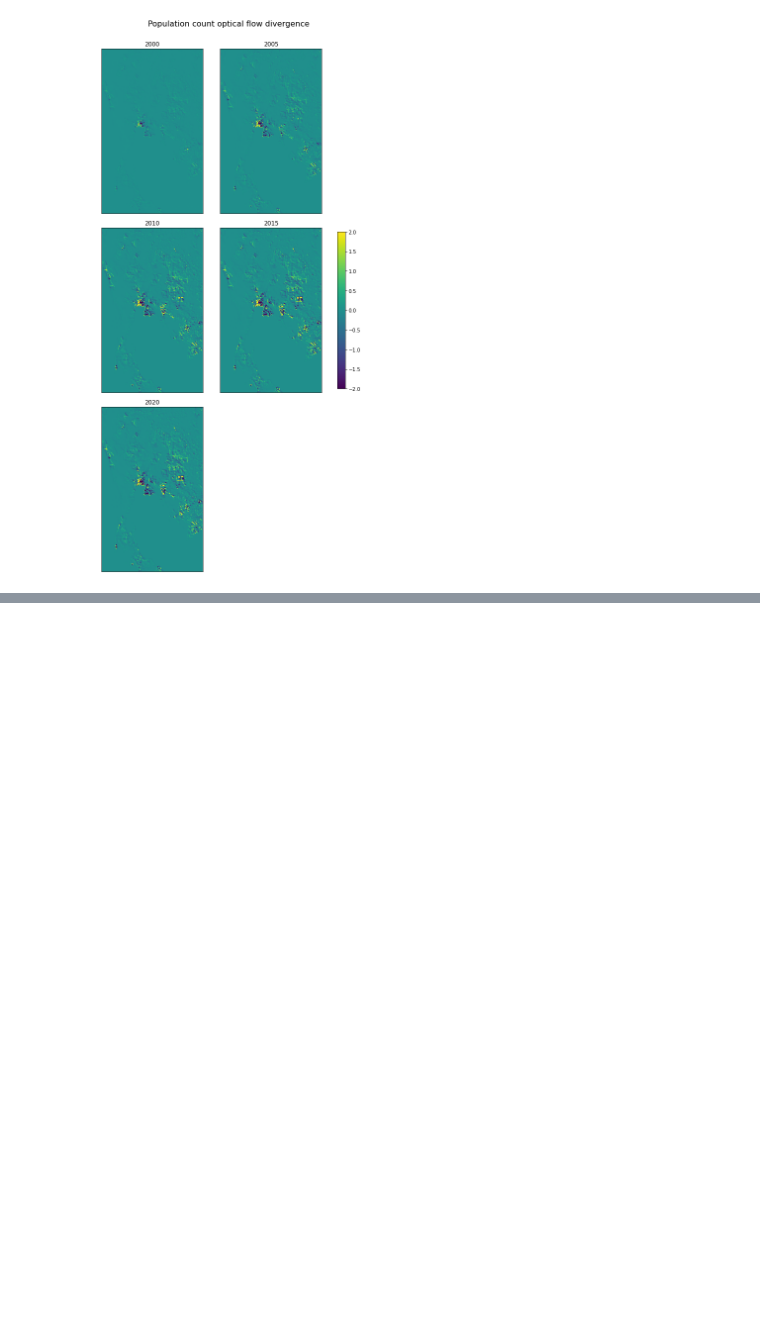
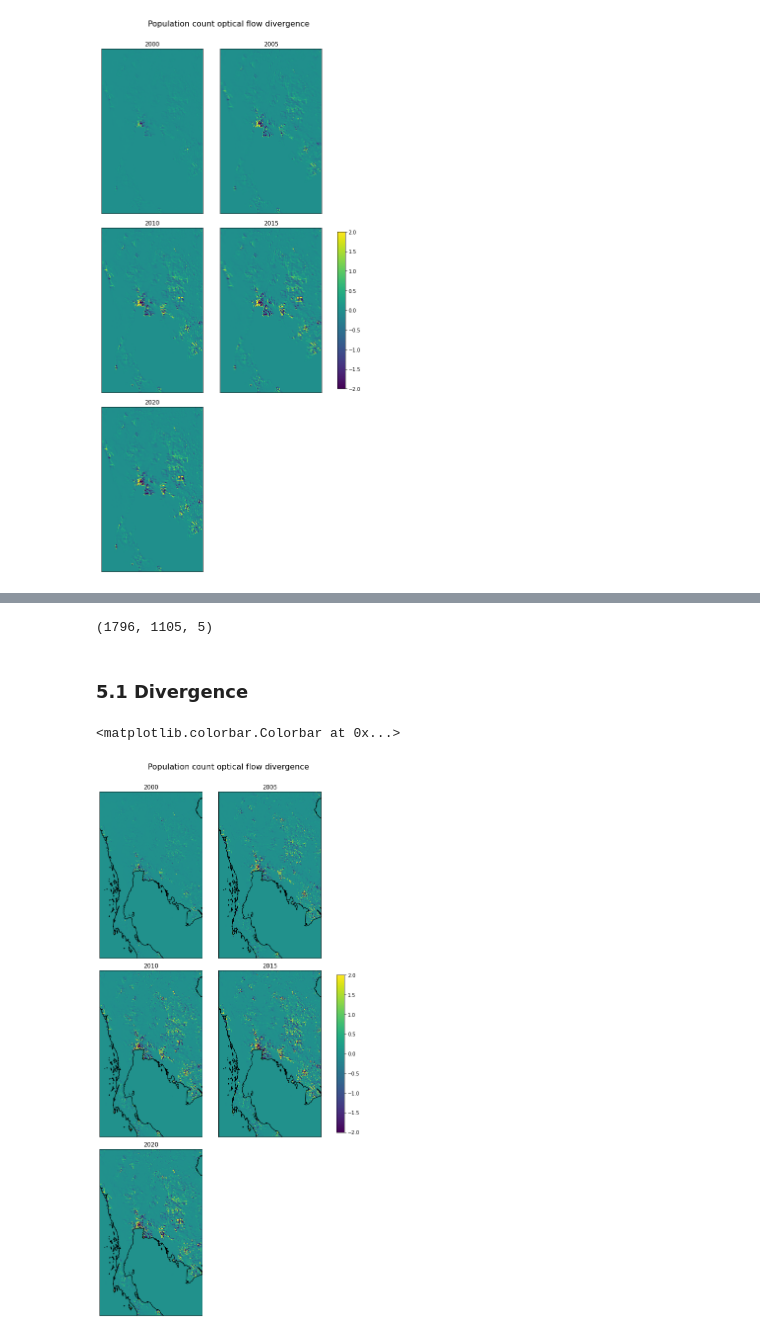
Before and after one commit to olley102/CommunityDetectionURSS, a Jupyter notebook: gpw_optical_flow.ipynb, the cells around one changed output, grey strips where cells are left out. Drawn from its saved outputs; the diff is of its cells as text; code cells hidden in the pictures; blank space fills up the shorter version.

Commit message:
Added plots with cartopy maps

```diff
--- a/gpw_optical_flow.ipynb
+++ b/gpw_optical_flow.ipynb
@@ -147,0 +200,43 @@ fig.colorbar(im, ax=axes, shrink=0.3)
+# %%
+long_start = 97.0
+lat_start = 20.6
+long_end = 106.2
+lat_end = 5.7
+# %%
+gpw.shape
+# %% [output]
+(1796, 1105, 5)
+# %%
+latitude = DimCoord(np.linspace(lat_start, lat_end, gpw.shape[0]), standard_name='latitude', units='degrees')
+longitude = DimCoord(np.linspace(long_start, long_end, gpw.shape[1]), standard_name='longitude', units='degrees')
+# %%
+dummy_cube = Cube(np.zeros(gpw.shape[:2], dtype=np.float32), dim_coords_and_dims=[(latitude, 0), (longitude, 1)])
+# %% [markdown]
+### 5.1 Divergence
+# %%
+div_cube = dummy_cube.copy(data=uv_div[..., 0])
+# %%
+fig = plt.figure(figsize=(9, 16))
+fig.suptitle('Population count optical flow divergence', fontsize=16)
+crs_latlon = ccrs.PlateCarree()
+
+axes = []
+
+for i in range(5):
+  div_cube = dummy_cube.copy(data=uv_div[..., i])
+
+  axes.append(fig.add_subplot(3, 2, i+1, projection=crs_latlon))
+  cmesh = iplt.pcolormesh(div_cube, vmin=-2, vmax=2)
+  axes[i].xaxis.set_visible(False)
+  axes[i].yaxis.set_visible(False)
+  axes[i].set_title(years[i])
+  axes[i].set_xlim(long_start, long_end)
+  axes[i].set_ylim(lat_end, lat_start)
+  axes[i].coastlines()
+
+fig.tight_layout()
+plt.subplots_adjust(top=0.93)
+fig.colorbar(cmesh, ax=axes, shrink=0.3)
+# %% [output]
+<matplotlib.colorbar.Colorbar at 0x...>
+[figure, added]
```
Also changed, not shown: parts of 13 cells of this notebook.
